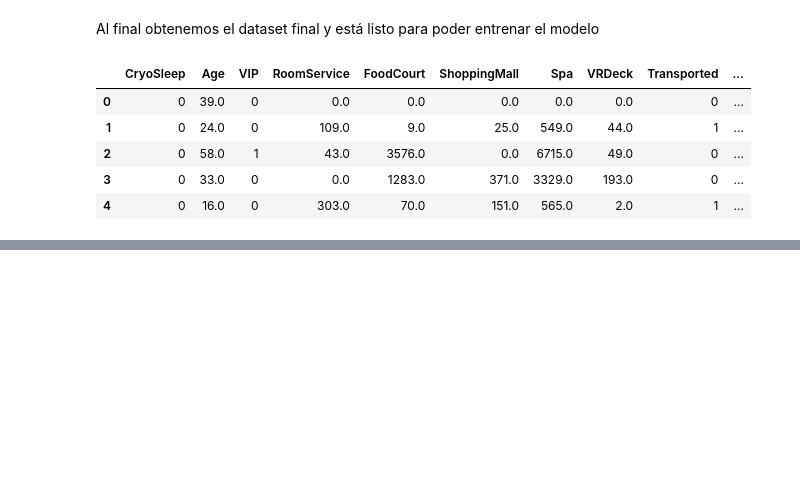
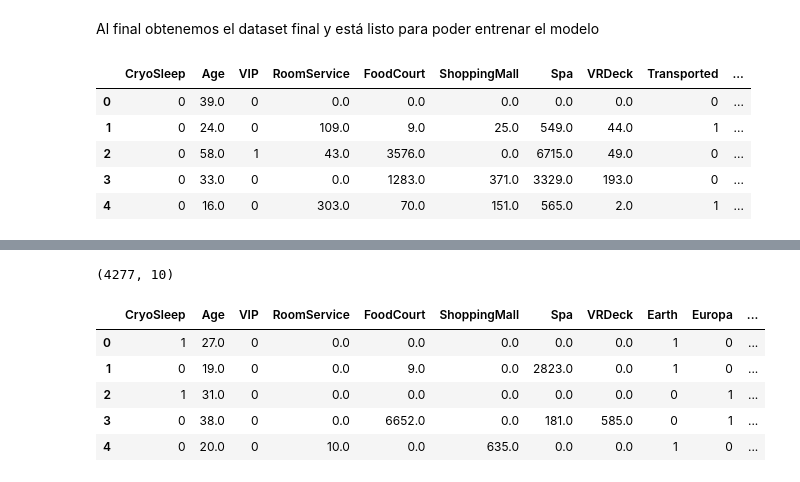
Before and after one commit to elio987/spaceship_titanic_predictor, a Jupyter notebook: preprocesamiento/analisis_titanic.ipynb, the cells around one changed output, grey strips where cells are left out. Drawn from its saved outputs; the diff is of its cells as text; code cells hidden in the pictures; blank space fills up the shorter version.

```diff
--- a/preprocesamiento/analisis_titanic.ipynb
+++ b/preprocesamiento/analisis_titanic.ipynb
@@ -478,0 +493,5 @@ df2.to_csv('/content/gdrive/MyDrive/titanic_train.csv')
+# %%
+df2 = df2.drop(["PassengerId","Cabin","Name"], axis = 1)
+for i in df2:
+    if df2[i].dtype == 'object':
+        print(df2[i].value_counts())
@@ -478,0 +513,28 @@ df2.to_csv('/content/gdrive/MyDrive/titanic_train.csv')
+# %%
+df2.shape
+# %% [output]
+(4277, 10)
+# %%
+imputer = CategoricalImputer()
+data = np.array(df2[["CryoSleep","VIP"]], dtype=object)
+df2[["HomePlanet","Destination"]] = df2[["HomePlanet","Destination"]].apply(lambda x: x.fillna(x.value_counts().index[0]))
+df2[["CryoSleep","VIP"]] = imputer.fit_transform(data)
+# %%
+label_encoder = LabelEncoder()
+le_cat = ["CryoSleep","VIP"]
+for i in le_cat:
+    df2[i]=label_encoder.fit_transform(df2[i])
+# %%
+dummy_cat = ["HomePlanet","Destination"]
+for i in dummy_cat:
+    dummies = pd.get_dummies(df2[i])
+    df2 = pd.concat([df2.drop(columns=[i]), dummies], axis=1)
+# %%
+df2.head()
+# %% [output]
+|  | CryoSleep | Age | VIP | RoomService | FoodCourt | ShoppingMall | Spa | VRDeck | Earth | Europa | ... |
+| 0 | 1 | 27.0 | 0 | 0.0 | 0.0 | 0.0 | 0.0 | 0.0 | 1 | 0 | ... |
+| 1 | 0 | 19.0 | 0 | 0.0 | 9.0 | 0.0 | 2823.0 | 0.0 | 1 | 0 | ... |
+| 2 | 1 | 31.0 | 0 | 0.0 | 0.0 | 0.0 | 0.0 | 0.0 | 0 | 1 | ... |
+| 3 | 0 | 38.0 | 0 | 0.0 | 6652.0 | 0.0 | 181.0 | 585.0 | 0 | 1 | ... |
+| 4 | 0 | 20.0 | 0 | 10.0 | 0.0 | 635.0 | 0.0 | 0.0 | 1 | 0 | ... |
```
Also changed, not shown: parts of 11 cells of this notebook.
